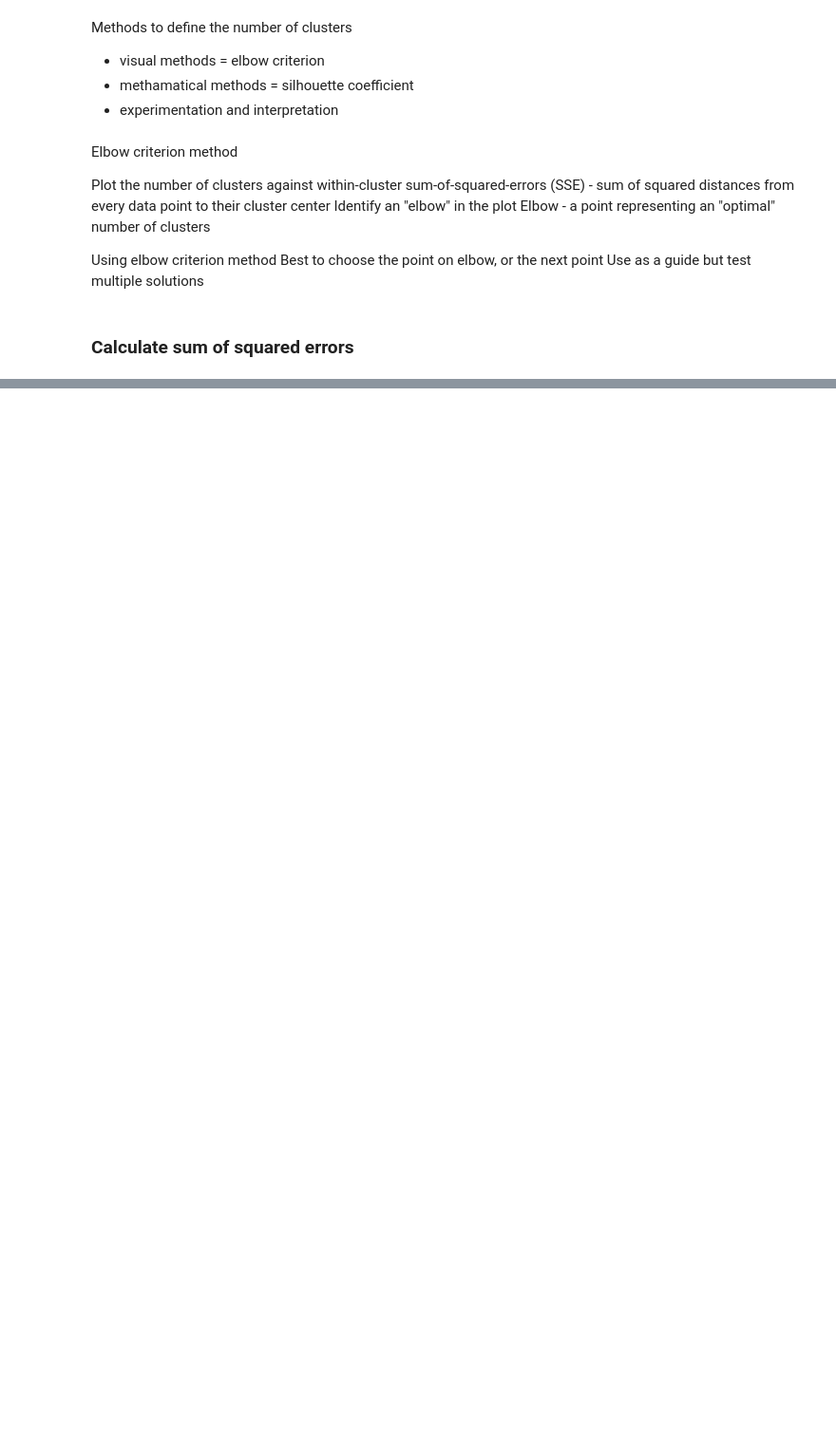
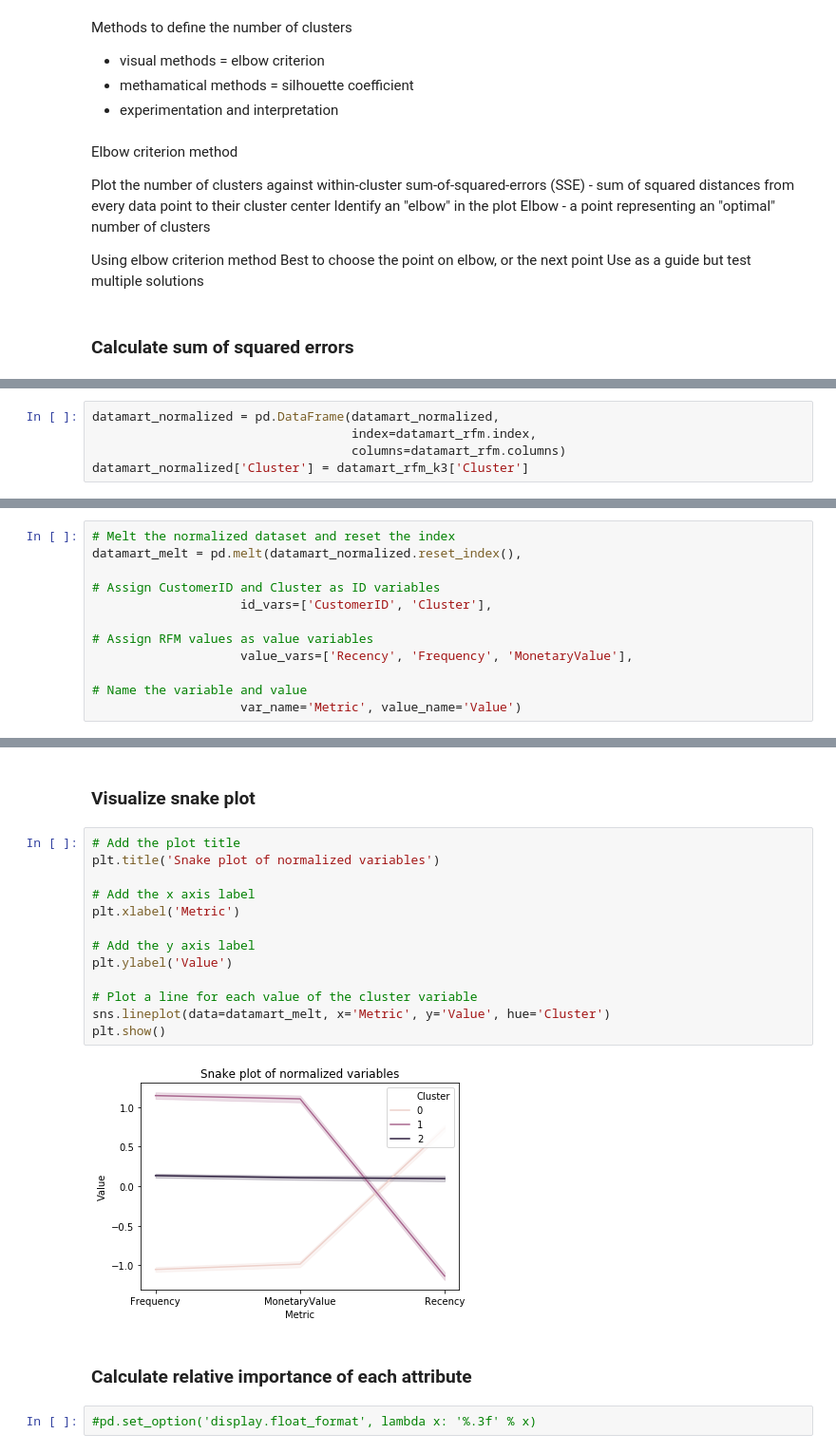
Before and after one commit to KonuTech/DataCampSideNotes, a Jupyter notebook: Customer Segmentation with K-means.ipynb, the cells around one changed output, grey strips where cells are left out. Shown at 95% size. Drawn from its saved outputs; the diff is of its cells as text; blank space fills up the shorter version.

```diff
--- a/Customer Segmentation with K-means.ipynb
+++ b/Customer Segmentation with K-means.ipynb
@@ -85,0 +183,5 @@ Use as a guide but test multiple solutions
+# %%
+datamart_normalized = pd.DataFrame(datamart_normalized,
+                                   index=datamart_rfm.index,
+                                   columns=datamart_rfm.columns)
+datamart_normalized['Cluster'] = datamart_rfm_k3['Cluster']
@@ -85,0 +232,12 @@ Use as a guide but test multiple solutions
+# %%
+# Melt the normalized dataset and reset the index
+datamart_melt = pd.melt(datamart_normalized.reset_index(),
+
+# Assign CustomerID and Cluster as ID variables
+                    id_vars=['CustomerID', 'Cluster'],
+
+# Assign RFM values as value variables
+                    value_vars=['Recency', 'Frequency', 'MonetaryValue'],
+
+# Name the variable and value
+                    var_name='Metric', value_name='Value')
@@ -85,0 +273,21 @@ Use as a guide but test multiple solutions
+# %% [markdown]
+### Visualize snake plot
+# %%
+# Add the plot title
+plt.title('Snake plot of normalized variables')
+
+# Add the x axis label
+plt.xlabel('Metric')
+
+# Add the y axis label
+plt.ylabel('Value')
+
+# Plot a line for each value of the cluster variable
+sns.lineplot(data=datamart_melt, x='Metric', y='Value', hue='Cluster')
+plt.show()
+# %% [output]
+[figure, added]
+# %% [markdown]
+### Calculate relative importance of each attribute
+# %%
+#pd.set_option('display.float_format', lambda x: '%.3f' % x)
```
Also changed, not shown: parts of 53 cells of this notebook.
